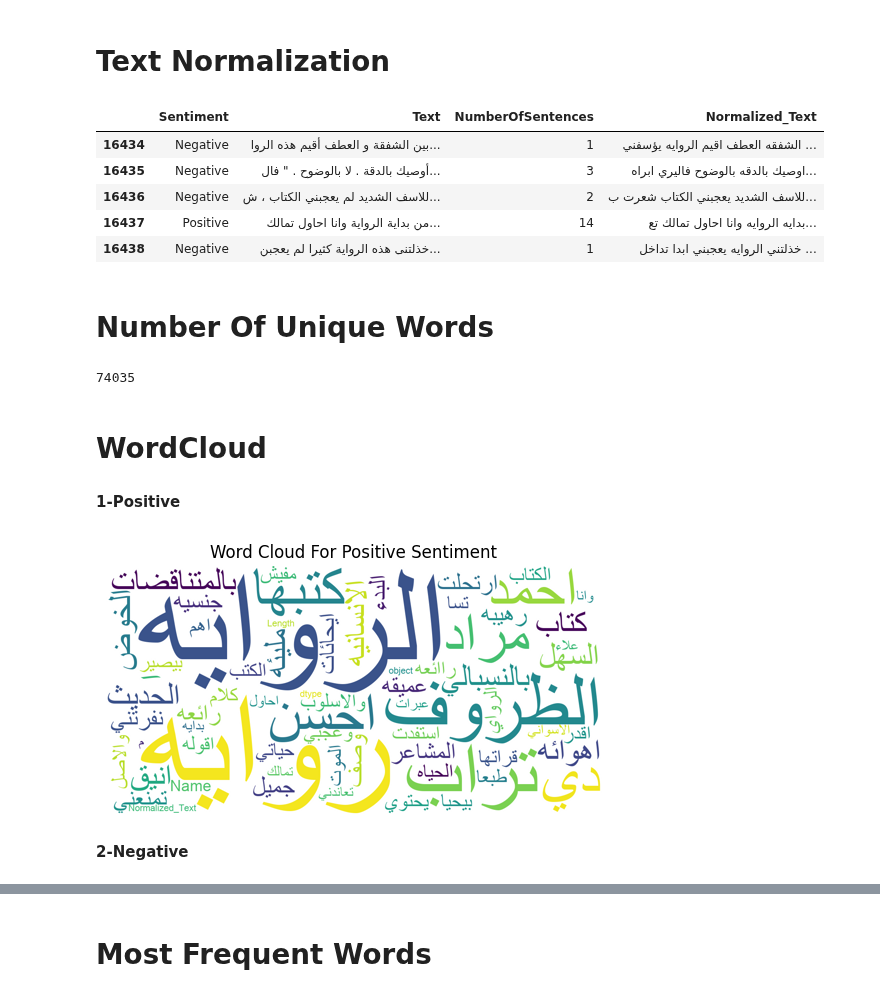
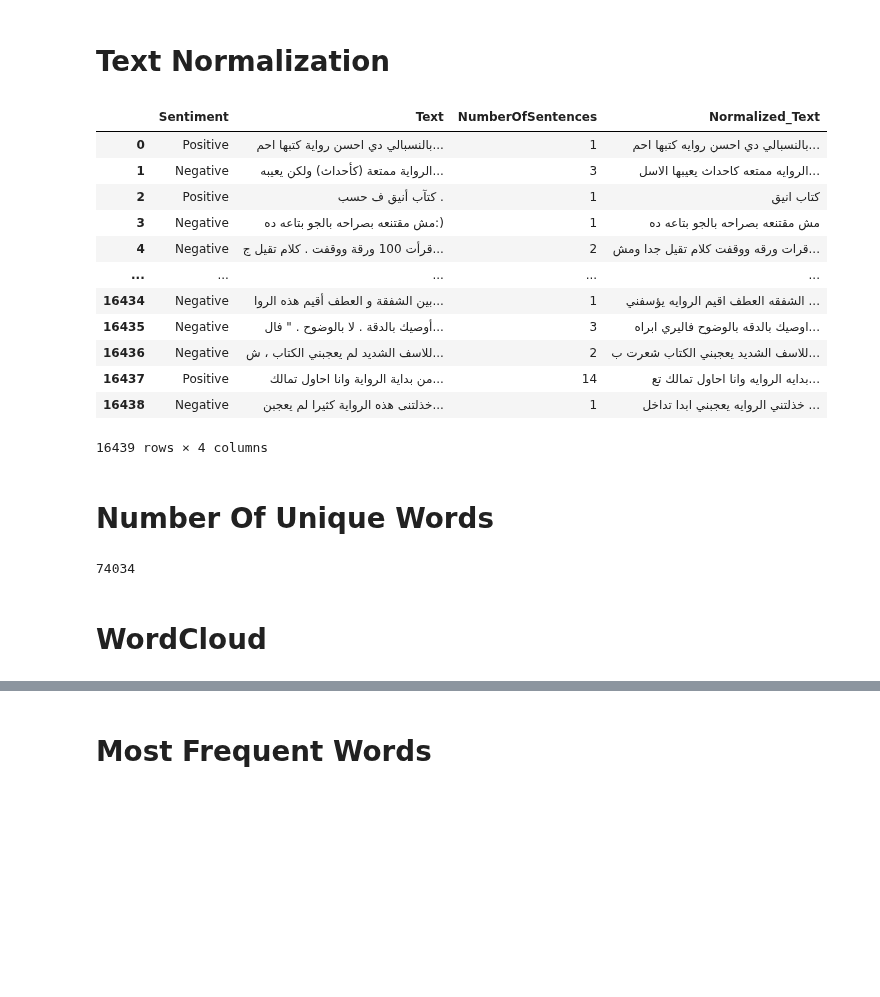
Before and after one commit to Osamah-Anmar-Sami/Sentiment-Analysis, a Jupyter notebook: Arabic Sentiment Analysis/Arabic Sentiment Analysis.ipynb, the cells around one changed output, grey strips where cells are left out. Drawn from its saved outputs; the diff is of its cells as text; code cells hidden in the pictures; blank space fills up the shorter version.

```diff
--- a/Arabic Sentiment Analysis/Arabic Sentiment Analysis.ipynb
+++ b/Arabic Sentiment Analysis/Arabic Sentiment Analysis.ipynb
@@ -121,6 +96,5 @@ plt.show()
 # %% [markdown]
 # Number Of Sentences
 # %%
-Corpus['NumberOfSentences'] = Corpus['Text'].apply(lambda n:len(nltk.tokenize.sent_tokenize(n)))
-Corpus.drop(Corpus[ Corpus["NumberOfSentences"] == 0].index, inplace = True)
-Corpus['NumberOfSentences'].sum()
+Corpus['NumberOfSentences'] = Corpus['Text'].apply(lambda n:len(sent_tokenize(n)))
+Corpus.drop(Corpus[Corpus["NumberOfSentences"] == 0].index, inplace = True)
@@ -286,21 +128,53 @@ def text_normalization(text):
+# %%
+text_normalization = TextNormalization(_remove_emojis = True,
+                                        _remove_hashtags = False,
+                                        _remove_emails = False ,
+                                        _remove_url = False,
+                                        _remove_mention = False,
+                                        _remove_duplicate_char = True,
+                                        _remove_single_char = True,
+                                        _remove_special_character_ = True,
+                                        _remove_new_line_char = True,
+                                        _remove_number = True,
+                                        _remove_html_tags = True,
+                                        _remove_arabic_diacritics_ = True,
+                                        _normalize_arabic_unicode_ = True,
+                                        _normalize_alef_maksura_ar_ = True,
+                                        _normalize_alef_ar_ = True,
+                                        _normalize_teh_marbuta_ar_ = True,
+                                        _remove_non_arabic = True,
+                                        _remove_whitespace_ = True,
+                                        _remove_unicode_characters_ = True,
+                                        _remove_longest_than_ = True,
+                                        _remove_stop_words = True,
+                                        _lemmatizer_ = False,
+                                        _stemmer_ = False)
 # %%
-Corpus['Normalized_Text'] = Corpus['Text'].apply(lambda x: text_normalization(x))
-Corpus.tail(5)
+Corpus['Normalized_Text'] = Corpus['Text'].apply(lambda x: text_normalization.normalization(x))
+Corpus
 # %% [output]
 |  | Sentiment | Text | NumberOfSentences | Normalized_Text |
+| 0 | Positive | بالنسبالي دي احسن رواية كتبها احم... | 1 | بالنسبالي دي احسن روايه كتبها احم... |
+| 1 | Negative | الرواية ممتعة (كأحداث) ولكن يعيبه... | 3 | الروايه ممتعه كاحداث يعيبها الاسل... |
+| 2 | Positive | كتآب أنيق ف حسب . | 1 | كتاب انيق |
+| 3 | Negative | مش مقتنعه بصراحه بالجو بتاعه ده:) | 1 | مش مقتنعه بصراحه بالجو بتاعه ده |
+| 4 | Negative | قرأت 100 ورقة ووقفت . كلام تقيل ج... | 2 | قرات ورقه ووقفت كلام تقيل جدا ومش... |
+| ... | ... | ... | ... | ... |
 | 16434 | Negative | بين الشفقة و العطف أقيم هذه الروا... | 1 | الشفقه العطف اقيم الروايه يؤسفني ... |
 | 16435 | Negative | أوصيك بالدقة . لا بالوضوح . " فال... | 3 | اوصيك بالدقه بالوضوح فاليري ابراه... |
 | 16436 | Negative | للاسف الشديد لم يعجبني الكتاب ، ش... | 2 | للاسف الشديد يعجبني الكتاب شعرت ب... |
 | 16437 | Positive | من بداية الرواية وانا احاول تمالك... | 14 | بدايه الروايه وانا احاول تمالك تع... |
 | 16438 | Negative | خذلتنى هذه الرواية كثيرا لم يعجبن... | 1 | خذلتني الروايه يعجبني ابدا تداخل ... |
+16439 rows × 4 columns
 # %% [markdown]
 # Number Of Unique Words
 # %%
 UniqueWords = set()
 for word in Corpus['Normalized_Text'].str.split():
     UniqueWords.update(word)
+
 len(UniqueWords)
 # %% [output]
-74035
+74034
 # %% [markdown]
 # WordCloud
@@ -318,8 +180,0 @@ def word_cloud_(Sentiment):
-# %% [markdown]
-**1-Positive**
-# %%
-word_cloud_('Positive')
-# %% [output]
-[figure, removed]
-# %% [markdown]
-**2-Negative**
```
Also changed, not shown: parts of 107 cells of this notebook.
